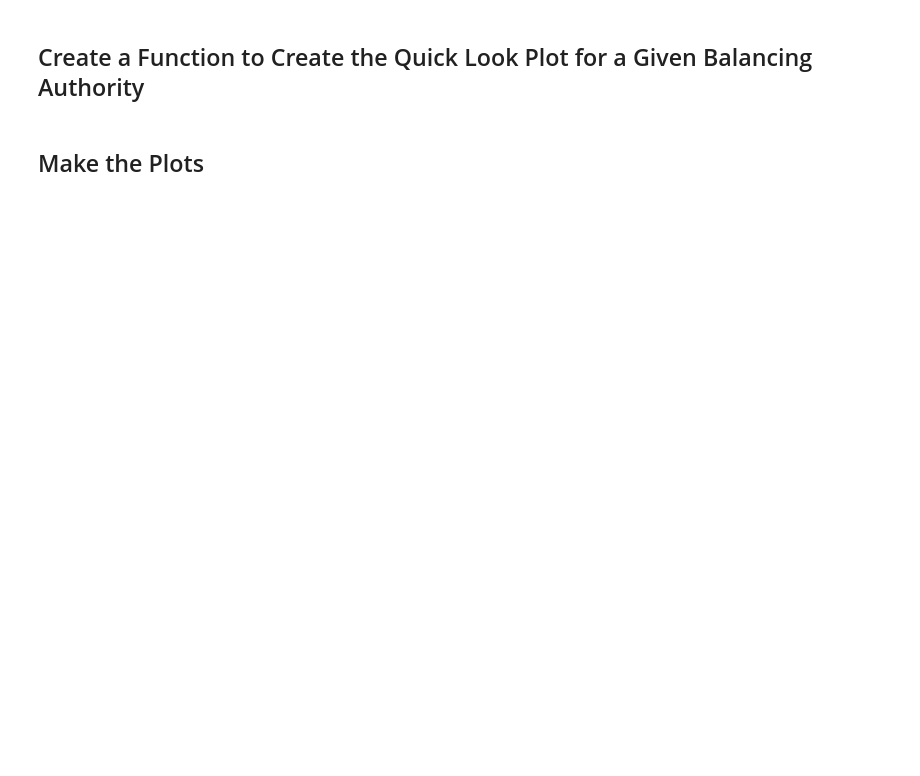
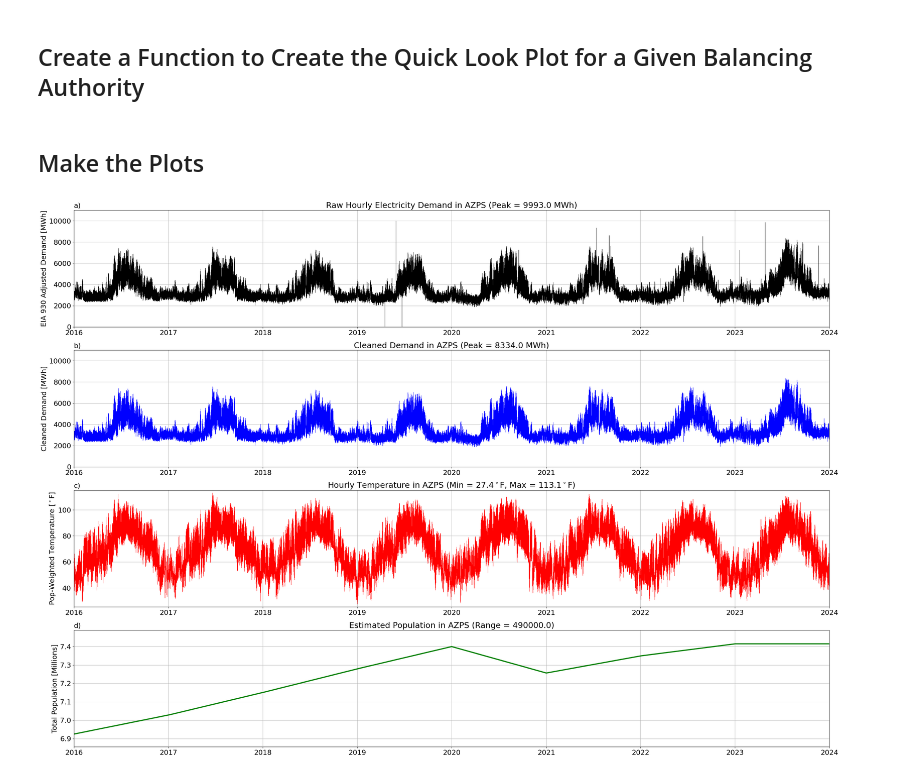
Before and after one commit to cdburley/burleyson-etal_2025_ldrd, a Jupyter notebook: notebooks/plot_ba_load_weather_time_series.ipynb, the cells around one changed output. Saved outputs shown, nothing was run; the diff lists cells and outputs as text; code cells hidden in the pictures; blank space fills up the shorter version.

Commit message:
Updated with clean time series

```diff
--- a/notebooks/plot_ba_load_weather_time_series.ipynb
+++ b/notebooks/plot_ba_load_weather_time_series.ipynb
@@ -19,6 +20,7 @@ from mpl_toolkits.axes_grid1 import make_axes_locatable
 # Identify the data and impage input and output directories:
 ba_data_input_dir =  '/Users/burl878/Documents/Code/code_repos/tell/tell/tell_data/tell_quickstarter_data/outputs/compiled_historical_data/'
 ba_to_process_input_dir =  '/Users/burl878/Documents/Code/code_repos/burleyson-etal_2025_ldrd/data/'
+cleaned_ba_data_output_dir =  '/Users/burl878/Documents/Code/code_repos/burleyson-etal_2025_ldrd/data/cleaned_historical_data/'
 image_output_dir =  '/Users/burl878/Documents/Code/code_repos/burleyson-etal_2025_ldrd/figures/'
 # %% [markdown]
 ## Set the List of Balancing Authorities to Plot
@@ -37,9 +67,17 @@ bas
+# %%
+# Loop over the BAs and clean the load data for each one:
+for ba in bas:
+    clean_load_time_series(ba_to_process = ba,
+                           start_year = 2016,
+                           end_year = 2023,
+                           ba_data_input_dir = ba_data_input_dir,
+                           cleaned_ba_data_output_dir = cleaned_ba_data_output_dir)
 # %% [markdown]
 ## Create a Function to Create the Quick Look Plot for a Given Balancing Authority
 # %%
 def plot_load_weather_time_series(ba_to_plot: str, start_year: int, end_year: int, ba_data_input_dir: str, image_output_dir: str, image_resolution: int, save_images=False):
-    # Read in the compiled historical dataset created by the TELL preprocessing:
-    ba_df = pd.read_csv((ba_data_input_dir + ba_to_plot + '_historical_data.csv'))
+    # Read in the cleaned historical data file:
+    ba_df = pd.read_csv((cleaned_ba_data_output_dir + ba_to_plot + '_cleaned_historical_data.csv'))
 
     # Convert the time columns into one datetime variable:
     ba_df['Time_UTC'] = pd.to_datetime(ba_df[['Year', 'Month', 'Day', 'Hour']])
@@ -51,48 +89,59 @@ def plot_load_weather_time_series(ba_to_plot: str, start_year: int, end_year: in
     ba_df['Total_Population'] = ba_df['Total_Population']/1000000
 
     # Make the plot:
-    plt.figure(figsize=(35, 20))
+    plt.figure(figsize=(35, 25))
     plt.rcParams['font.size'] = 18
-    plt.subplot(311)
+    plt.subplot(411)
     plt.grid(True)
-    plt.plot(ba_df['Time_UTC'], ba_df['Adjusted_Demand_MWh'], color='b', linestyle='-', linewidth=0.5)
+    plt.plot(ba_df['Time_UTC'], ba_df['Adjusted_Demand_MWh'], color='k', linestyle='-', linewidth=0.5)
     plt.xlim([datetime.date(start_year, 1, 1), datetime.date(end_year+1, 1, 1)])
     plt.ylim([(ba_df['Adjusted_Demand_MWh'].min() - 0.1*ba_df['Adjusted_Demand_MWh'].min()), (ba_df['Adjusted_Demand_MWh'].max() + 0.1*ba_df['Adjusted_Demand_MWh'].max())])
     plt.ylabel('EIA 930 Adjusted Demand [MWh]', fontsize=18)
-    plt.title(('Hourly Electricity Demand in ' + ba_to_plot + ' (Peak = ' + str(ba_df['Adjusted_Demand_MWh'].max().round(0)) + ' MWh)'), fontsize=21)
+    plt.title(('Raw Hourly Electricity Demand in ' + ba_to_plot + ' (Peak = ' + str(ba_df['Adjusted_Demand_MWh'].max().round(0)) + ' MWh)'), fontsize=21)
     plt.title('a)', loc='left', fontsize=18)
 
-    plt.subplot(312)
+    plt.subplot(412)
+    plt.grid(True)
+    plt.plot(ba_df['Time_UTC'], ba_df['Cleaned_Demand_MWh'], color='b', linestyle='-', linewidth=0.5)
+    plt.xlim([datetime.date(start_year, 1, 1), datetime.date(end_year+1, 1, 1)])
+    plt.ylim([(ba_df['Adjusted_Demand_MWh'].min() - 0.1*ba_df['Adjusted_Demand_MWh'].min()), (ba_df['Adjusted_Demand_MWh'].max() + 0.1*ba_df['Adjusted_Demand_MWh'].max())])
+    plt.ylabel('Cleaned Demand [MWh]', fontsize=18)
+    plt.title(('Cleaned Demand in ' + ba_to_plot + ' (Peak = ' + str(ba_df['Cleaned_Demand_MWh'].max().round(0)) + ' MWh)'), fontsize=21)
+    plt.title('b)', loc='left', fontsize=18)
+
+    plt.subplot(413)
     plt.grid(True)
     plt.plot(ba_df['Time_UTC'], ba_df['T2'], color='r', linestyle='-', linewidth=0.5)
     plt.xlim([datetime.date(start_year, 1, 1), datetime.date(end_year+1, 1, 1)])
     plt.ylim([(ba_df['T2'].min() - 2), (ba_df['T2'].max() + 2)])
     plt.ylabel('Pop-Weighted Temperature [$^\circ$F]', fontsize=18)
     plt.title(('Hourly Temperature in ' + ba_to_plot + ' (Min = ' + str(ba_df['T2'].min().round(1)) + '$^\circ$F, Max = ' + str(ba_df['T2'].max().round(1)) + '$^\circ$F)'), fontsize=21)
-    plt.title('b)', loc='left', fontsize=18)
+    plt.title('c)', loc='left', fontsize=18)
 
-    plt.subplot(313)
+    plt.subplot(414)
     plt.grid(True)
     plt.plot(ba_df['Time_UTC'], ba_df['Total_Population'], color='g', linestyle='-', linewidth=3)
     plt.xlim([datetime.date(start_year, 1, 1), datetime.date(end_year+1, 1, 1)])
     plt.ylim([(ba_df['Total_Population'].min() - 0.01*ba_df['Total_Population'].min()), (ba_df['Total_Population'].max() + 0.01*ba_df['Total_Population'].max())])
     plt.ylabel('Total Population [Millions]', fontsize=18)
     plt.title(('Estimated Population in ' + ba_to_plot + ' (Range = ' + str(1000000*(ba_df['Total_Population'].max() - ba_df['Total_Population'].min()).round(2)) + ')'), fontsize=21)
-    plt.title('c)', loc='left', fontsize=18)
+    plt.title('d)', loc='left', fontsize=18)
 
     # If the "save_images" flag is set to true then save the plot to a .png file:
     if save_images == True:
        plt.savefig(os.path.join(image_output_dir + 'BA_Load_Weather_Time_Series_' + ba_to_plot + '.png'), dpi=image_resolution, bbox_inches='tight')
-       plt.close()
+       # plt.close()
 # %% [markdown]
 ## Make the Plots
 # %%
 # Loop over the BAs and make the plot for each one:
-for ba in bas:
+for ba in ['AZPS']:
     output_df = plot_load_weather_time_series(ba_to_plot = ba,
                                               start_year = 2016,
                                               end_year = 2023,
                                               ba_data_input_dir = ba_data_input_dir,
                                               image_output_dir = image_output_dir,
                                               image_resolution = 300,
                                               save_images = True)
+# %% [output]
+[figure, added]
```
Also changed, not shown: parts of 3 cells of this notebook, 1 other file.
